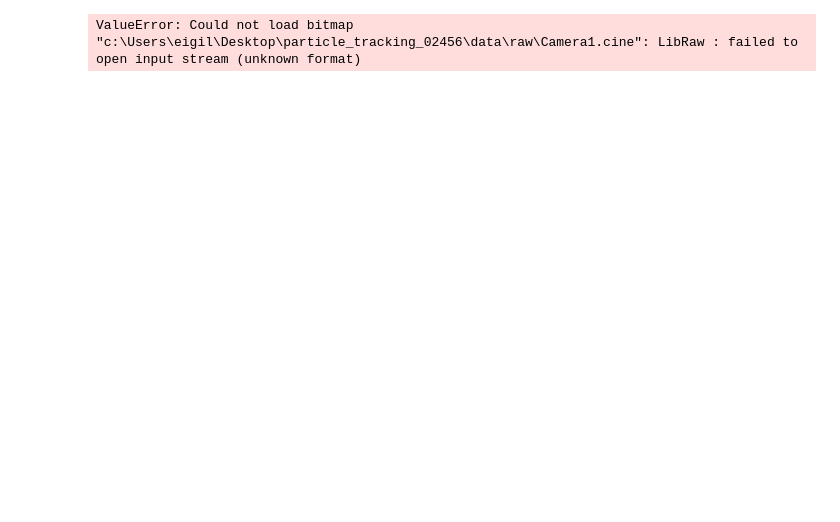
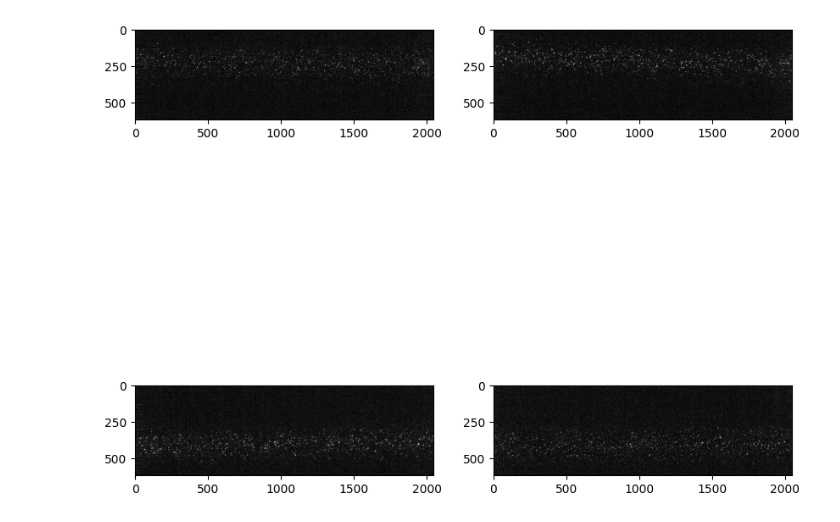
Before and after one commit to Eigil121/particle_tracking_02456, a Jupyter notebook: notebooks/initial_data_exploration.ipynb, the cells around one changed output. Saved outputs shown, nothing was run; the diff lists cells and outputs as text; code cells hidden in the pictures; blank space fills up the shorter version.

Commit message:
Loading data test nb

```diff
--- a/notebooks/initial_data_exploration.ipynb
+++ b/notebooks/initial_data_exploration.ipynb
@@ -3,20 +0,0 @@ import imageio
-# %%
-import imageio
-
-# Specify the path to your .cine file
-cine_file_path = '/Users/eigil/Desktop/particle_tracking_02456/data/raw/Camera1.cine' #'\Users\eigil\Desktop\particle_tracking_02456\data\raw\camera1.cine'
-
-# Read the .cine file
-video = imageio.get_reader(cine_file_path, 'cine')
-
-# Iterate through frames in the video
-for frame_number, frame in enumerate(video):
-    # 'frame' is a NumPy array representing the image
-    # You can perform further processing or analysis here
-    print(f"Processing frame {frame_number}")
-    break
-
-# Close the video reader
-video.close()
-# %% [output]
-ValueError: Could not load bitmap "c:\Users\eigil\Desktop\particle_tracking_02456\data\raw\Camera1.cine": LibRaw : failed to open input stream (unknown format)
@@ -24,0 +1,26 @@ import os
+# %%
+import lvpyio as lv
+import numpy as np
+import matplotlib.pyplot as plt
+data_dir = '/Users/eigil/Desktop/particle_tracking_02456/data/raw/ImgPreproc(no_subtract)/'
+
+n_frames = 100
+# %%
+def load_frame(frame_number, camera_number=0):
+    buffer = lv.read_buffer(data_dir + f"B{str(frame_number+1).zfill(5)}.im7")
+    image = buffer[camera_number].as_masked_array().data
+    return image
+
+def threshold_projection(image, a, b):
+    return (np.clip(image, a, b) - a)/(b-a)
+# %%
+# Plot one frame for each of the 4 cameras
+f = lambda img: threshold_projection(img, 0, 30)
+fig, ax = plt.subplots(2,2, figsize=(10,10))
+ax[0,0].imshow(f(load_frame(0,0)), cmap='gray')
+ax[0,1].imshow(f(load_frame(0,1)), cmap='gray')
+ax[1,0].imshow(f(load_frame(0,2)), cmap='gray')
+ax[1,1].imshow(f(load_frame(0,3)), cmap='gray')
+plt.show()
+# %% [output]
+[figure, added]
```
Also changed, not shown: parts of 21 cells of this notebook.
